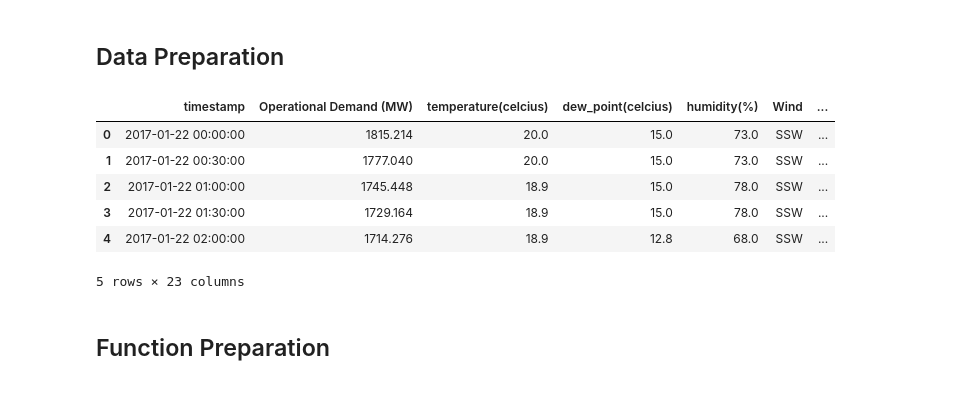
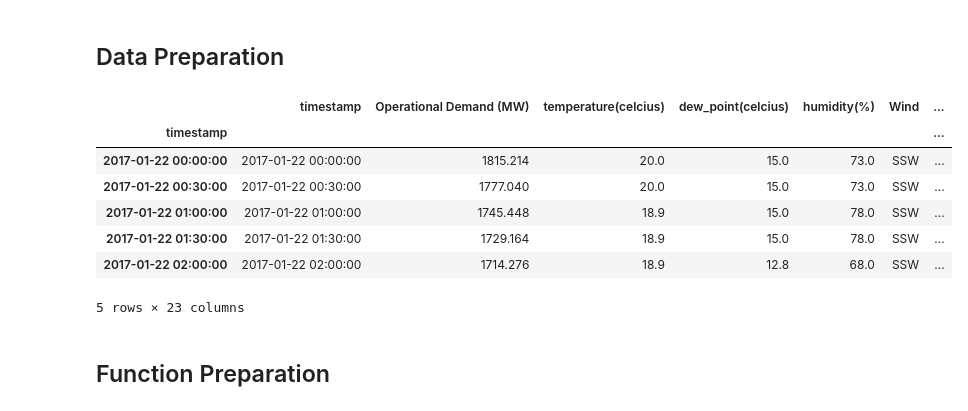
Before and after one commit to zheyzhang/Capstone-Individual, a Jupyter notebook: Data Modeling/WU/WU_model.ipynb, the cells around one changed output. Saved outputs shown, nothing was run; the diff lists cells and outputs as text; code cells hidden in the pictures.

```diff
--- a/Data Modeling/WU/WU_model.ipynb
+++ b/Data Modeling/WU/WU_model.ipynb
@@ -82,33 +82,39 @@ Index(['timestamp', 'Operational Demand (MW)', 'temperature(celcius)',
 # %%
 # Seperate timestamp and set several new variables
 def wind_ans(x):
     if x > 0:
         return 1
     else:
         return 0
 # split time into date and interval timedf['Date'] = pd.to_datetime(df['Date'])
-df[['Date','Trading Interval Time']] = df['timestamp'].str.split(" ",expand=True)
-df['Date'] = pd.to_datetime(df['Date'])
-df['new_timestamp'] = pd.to_datetime(df['timestamp'], errors='coerce')
-df['year'] = df['new_timestamp'].dt.year
-df['month'] = df['new_timestamp'].dt.month
-df['day'] = df['new_timestamp'].dt.day
-df['hour'] = df['new_timestamp'].dt.hour
-df['minute'] = df['new_timestamp'].dt.minute
-df['Day_of_week'] = df['new_timestamp'].dt.dayofweek
-df['Day_of_month'] = df['new_timestamp'].dt.day
-df['Day_of_year'] = df['new_timestamp'].dt.dayofyear
-df['has_Wind'] = df['wind_speed(mph)'].apply(wind_ans)
-df.set_index('timestamp', inplace=True, drop=True)
-df.reset_index(inplace=True)
+def create_time_features(df_in):
+    df_in[['Date','Trading Interval Time']] = df_in['timestamp'].str.split(" ",expand=True)
+    df_in['Date'] = pd.to_datetime(df_in['Date'])
+    df_in['new_timestamp'] = pd.to_datetime(df_in['timestamp'], errors='coerce')
+    df_in['year'] = df_in['new_timestamp'].dt.year
+    df_in['month'] = df_in['new_timestamp'].dt.month
+    df_in['day'] = df_in['new_timestamp'].dt.day
+    df_in['hour'] = df_in['new_timestamp'].dt.hour
+    df_in['minute'] = df_in['new_timestamp'].dt.minute
+    df_in['Day_of_week'] = df_in['new_timestamp'].dt.dayofweek
+    df_in['Day_of_month'] = df_in['new_timestamp'].dt.day
+    df_in['Day_of_year'] = df_in['new_timestamp'].dt.dayofyear
+    df_in['has_Wind'] = df_in['wind_speed(mph)'].apply(wind_ans)
+    df_in.set_index('timestamp', inplace=True, drop=True)
+    df_in.reset_index(inplace=True)
+    df_in.index = df_in['timestamp']
+    df_out = df_in
+    return df_out
+df = create_time_features(df)
 df.head()
 # %% [output]
 |  | timestamp | Operational Demand (MW) | temperature(celcius) | dew_point(celcius) | humidity(%) | Wind | ... |
-| 0 | 2017-01-22 00:00:00 | 1815.214 | 20.0 | 15.0 | 73.0 | SSW | ... |
-| 1 | 2017-01-22 00:30:00 | 1777.040 | 20.0 | 15.0 | 73.0 | SSW | ... |
-| 2 | 2017-01-22 01:00:00 | 1745.448 | 18.9 | 15.0 | 78.0 | SSW | ... |
-| 3 | 2017-01-22 01:30:00 | 1729.164 | 18.9 | 15.0 | 78.0 | SSW | ... |
-| 4 | 2017-01-22 02:00:00 | 1714.276 | 18.9 | 12.8 | 68.0 | SSW | ... |
+| timestamp |  |  |  |  |  |  | ... |
+| 2017-01-22 00:00:00 | 2017-01-22 00:00:00 | 1815.214 | 20.0 | 15.0 | 73.0 | SSW | ... |
+| 2017-01-22 00:30:00 | 2017-01-22 00:30:00 | 1777.040 | 20.0 | 15.0 | 73.0 | SSW | ... |
+| 2017-01-22 01:00:00 | 2017-01-22 01:00:00 | 1745.448 | 18.9 | 15.0 | 78.0 | SSW | ... |
+| 2017-01-22 01:30:00 | 2017-01-22 01:30:00 | 1729.164 | 18.9 | 15.0 | 78.0 | SSW | ... |
+| 2017-01-22 02:00:00 | 2017-01-22 02:00:00 | 1714.276 | 18.9 | 12.8 | 68.0 | SSW | ... |
 5 rows × 23 columns
 # %%
 # def create_time_features(df_in):
```
Also changed, not shown: parts of 15 cells of this notebook.
